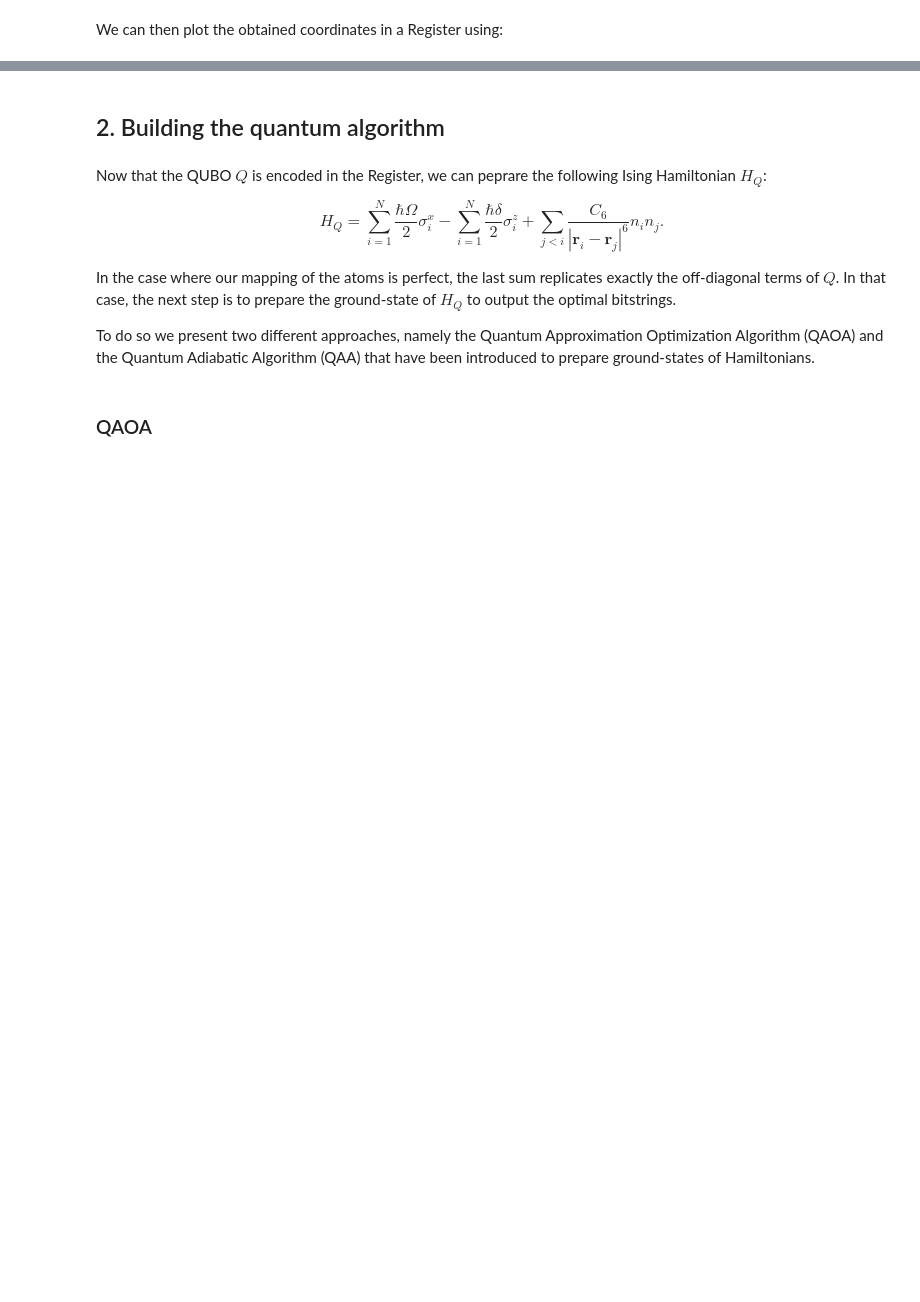
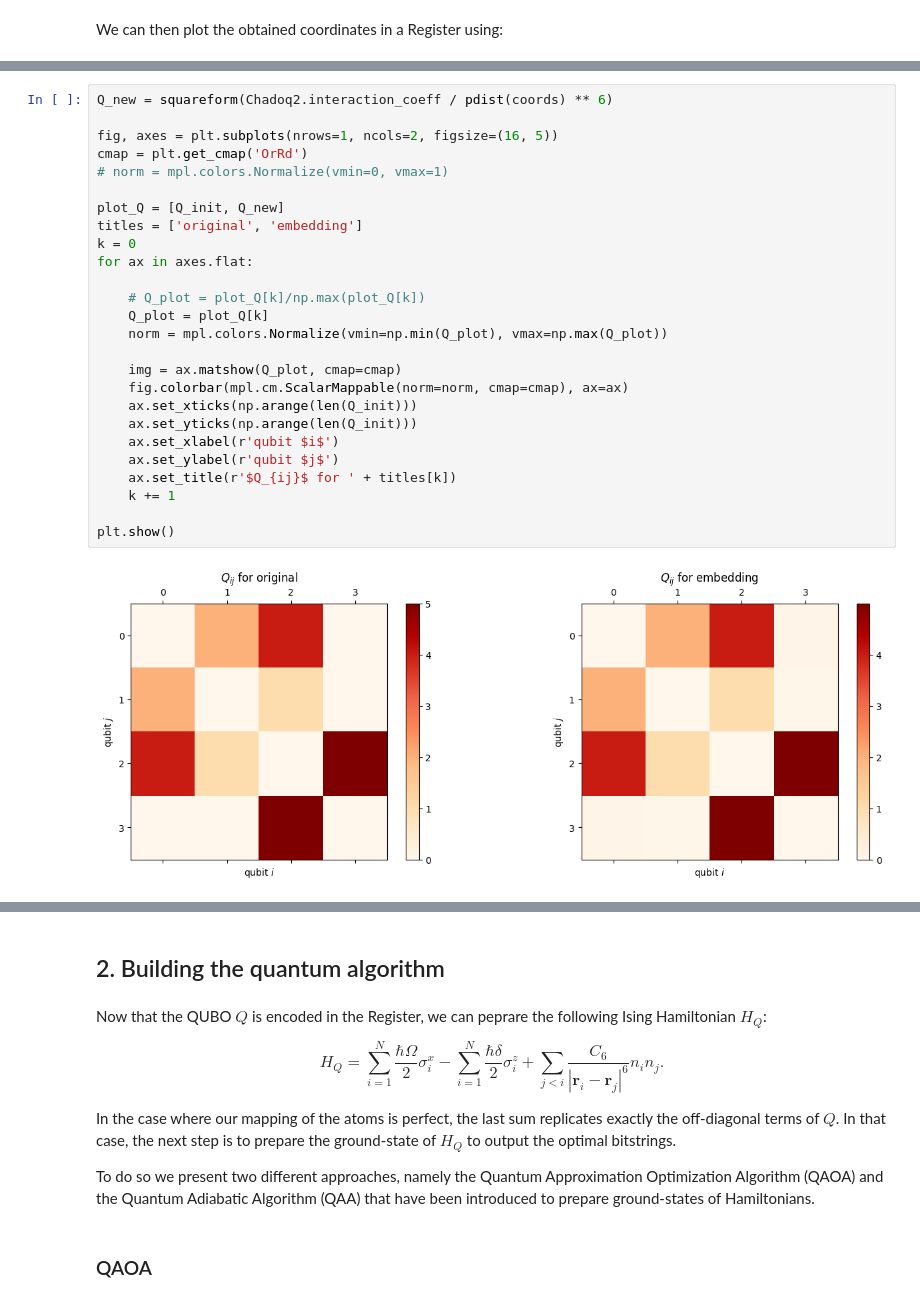
Before and after one commit to vdrouint/Pulser-tutorial-only, a Jupyter notebook: tutorials/applications/QAOA and QAA to solve a QUBO problem.ipynb, the cells around one changed output, grey strips where cells are left out. Drawn from its saved outputs; the diff is of its cells as text; blank space fills up the shorter version.

```diff
--- a/tutorials/applications/QAOA and QAA to solve a QUBO problem.ipynb
+++ b/tutorials/applications/QAOA and QAA to solve a QUBO problem.ipynb
@@ -102,0 +169,28 @@ reg.draw(
+# %%
+Q_new = squareform(Chadoq2.interaction_coeff / pdist(coords) ** 6)
+
+fig, axes = plt.subplots(nrows=1, ncols=2, figsize=(16, 5))
+cmap = plt.get_cmap('OrRd')
+# norm = mpl.colors.Normalize(vmin=0, vmax=1)
+
+plot_Q = [Q_init, Q_new]
+titles = ['original', 'embedding']
+k = 0
+for ax in axes.flat:
+
+    # Q_plot = plot_Q[k]/np.max(plot_Q[k])
+    Q_plot = plot_Q[k]
+    norm = mpl.colors.Normalize(vmin=np.min(Q_plot), vmax=np.max(Q_plot))
+
+    img = ax.matshow(Q_plot, cmap=cmap)
+    fig.colorbar(mpl.cm.ScalarMappable(norm=norm, cmap=cmap), ax=ax)
+    ax.set_xticks(np.arange(len(Q_init)))
+    ax.set_yticks(np.arange(len(Q_init)))
+    ax.set_xlabel(r'qubit $i$')
+    ax.set_ylabel(r'qubit $j$')
+    ax.set_title(r'$Q_{ij}$ for ' + titles[k])
+    k += 1
+
+plt.show()
+# %% [output]
+[figure, added]
```
Also changed, not shown: parts of 35 cells of this notebook, 2 other files.
